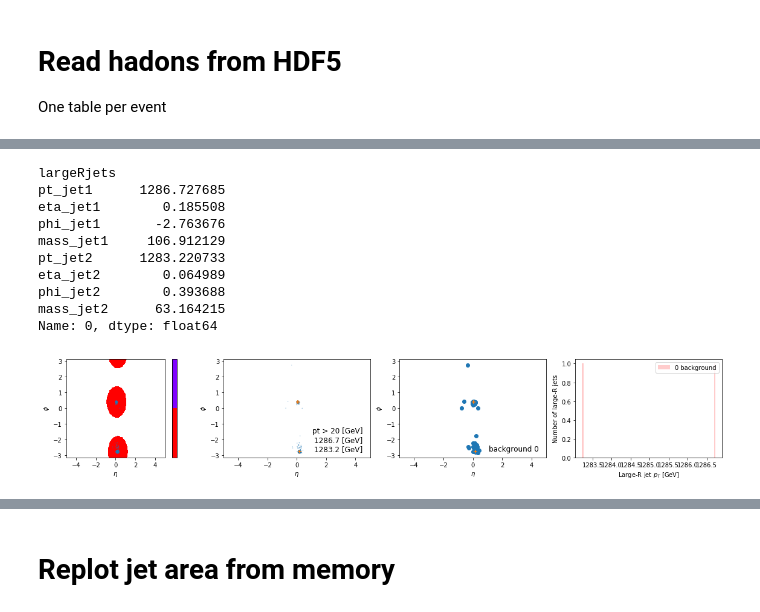
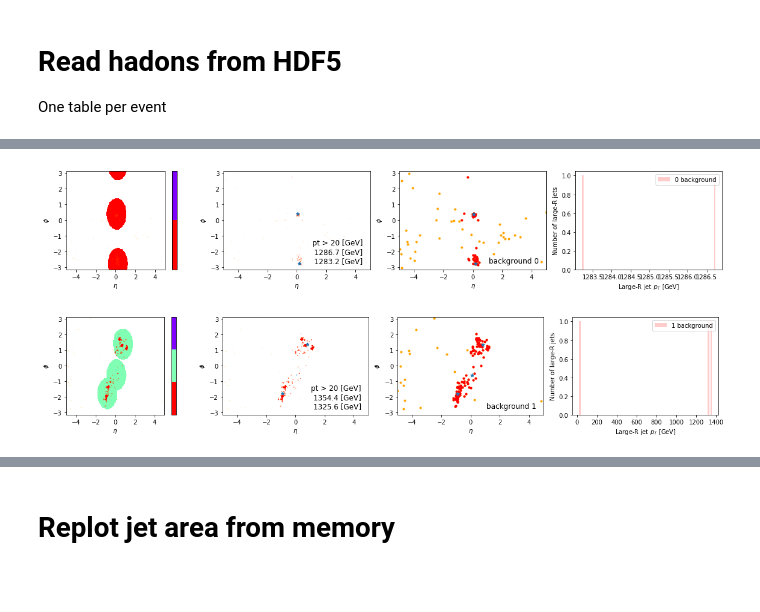
Before and after one commit to chnzhangrui/LHCOlympics2020, a Jupyter notebook: notebook/LHCOlympics2020_pyjetexample.ipynb, the cells around one changed output, grey strips where cells are left out. Cells and saved outputs as stored; diff of their text form; code cells hidden in the pictures; blank space fills up the shorter version.

Commit message:
Fix bug in format of ghost

```diff
--- a/notebook/LHCOlympics2020_pyjetexample.ipynb
+++ b/notebook/LHCOlympics2020_pyjetexample.ipynb
@@ -290,5 +288,5 @@ mass -1.000000e+00 -1.000000e+00 -1.000000e+00 -1.000000e+00 -1.000000e+00
 # %%
-def plot_jet_area(largeRjets, hadrons_ghosts):
+def plot_jet_area(largeRjets, hadrons, hadrons_ghosts):
 
     jets = largeRjets.tolist()
     fig = plt.figure(figsize=(20, 3))
@@ -317,8 +315,10 @@ def plot_jet_area(largeRjets, hadrons_ghosts):
     cbar.ax.invert_yaxis()
 
     # overlay original hadron
-    hadrons = hadron_ghost_perevent[hadron_ghost_perevent['pT'] > 0.0000001]
-    ax.scatter(hadrons['eta'], hadrons['phi'], s=30 * hadrons['pT'] / hadrons['pT'].max())
+    hadrons_injets = hadrons_ghosts[hadrons_ghosts['pT'] > 0.0000001]
+
+    plt.scatter(hadrons['eta'], hadrons['phi'], s=30 * hadrons['pT'] / hadrons['pT'].max(), c='orange', marker='.')
+    plt.scatter(hadrons_injets['eta'], hadrons_injets['phi'], s=30 * hadrons_injets['pT'] / hadrons_injets['pT'].max(), c='red', marker='.')
 
     ax.set_xlim(extent[:2])
     ax.set_ylim(extent[2:])
@@ -332,8 +332,9 @@ def plot_jet_area(largeRjets, hadrons_ghosts):
     jets_mass = largeRjets.filter(like='mass_jet', axis=0).values
 
     ax = fig.add_subplot(1, 4, 2)
-    plt.scatter(x=hadrons['eta'], y=hadrons['phi'], s=30 * hadrons['pT'] / hadrons['pT'].max())
-    plt.scatter(x=jets_eta, y=jets_phi, s=30 * jets_pt / jets_pt.max(), marker='+')
+    plt.scatter(x=hadrons['eta'], y=hadrons['phi'], s=30 * hadrons['pT'] / hadrons['pT'].max(), c='orange', marker='.')
+    plt.scatter(hadrons_injets['eta'], hadrons_injets['phi'], s=30 * hadrons_injets['pT'] / hadrons_injets['pT'].max(), c='red', marker='.')
+    plt.scatter(x=jets_eta, y=jets_phi, s=30 * jets_pt / jets_pt.max(), marker='*')
 
     ax.text(0.95, 0.05, 'pt > 20 [GeV]'+'\n{:.1f} [GeV]\n{:.1f} [GeV]'.format(jets_pt[0],jets_pt[1]),
         verticalalignment='bottom', horizontalalignment='right', transform=ax.transAxes, fontsize=12)
@@ -342,8 +343,9 @@ def plot_jet_area(largeRjets, hadrons_ghosts):
     plt.xlabel(r'$\eta$')
     plt.ylabel(r'$\phi$')
     ax = fig.add_subplot(1, 4, 3)
-    plt.scatter(x=hadrons['eta'], y=hadrons['phi'])
-    plt.scatter(x=jets_eta, y=jets_phi, marker='+')
+    plt.scatter(x=hadrons['eta'], y=hadrons['phi'], c='orange', marker='.')
+    plt.scatter(hadrons_injets['eta'], hadrons_injets['phi'], c='red', marker='.')
+    plt.scatter(x=jets_eta, y=jets_phi, marker='*')
     ax.set_xlim(extent[:2])
     ax.set_ylim(extent[2:])
     plt.xlabel(r'$\eta$')
@@ -353,45 +355,37 @@ def plot_jet_area(largeRjets, hadrons_ghosts):
 
     ax = fig.add_subplot(1, 4, 4)
     plt.hist(jets_pt, bins=100, facecolor='r', alpha=0.2, label=str(ievt)+' '+mytype)
     plt.xlabel(r'Large-R jet $p_{T}$ [GeV]')
     plt.ylabel('Number of large-R jets')
     plt.legend(loc='upper right')
 
 for mytype in ['background']:
     hadrons = readHadrons(mytype = mytype)
     hadron_ghosts = readHadrons(mytype = mytype, filename = 'hadron_ghost.h5')
     processes = readJets(mytype = mytype)
 
     try:
         jets_allevent         = next(processes)
     except StopIteration:
         continue
 
     for ievt, jets_perevent in jets_allevent.head(n=2).iterrows():
         try:
             hadron_perevent       = next(hadrons)
             hadron_ghost_perevent = next(hadron_ghosts)
         except StopIteration:
             continue
 
+        hadron_perevent = hadron_perevent.T
         hadron_ghost_perevent = hadron_ghost_perevent.T
         jets_perevent = jets_perevent.iloc[jets_perevent.nonzero()[0]]
-        plot_jet_area(jets_perevent, hadron_ghost_perevent)
+        plot_jet_area(jets_perevent, hadron_perevent, hadron_ghost_perevent)
 
 # for ievt in range(len(all_largeRjets_ghost[mytype])):
 #     plot_jet_area(all_hadrons_ghost = all_hadrons_ghost, all_largeRjets_ghost = all_largeRjets_ghost, mytype = mytype, ievt = ievt)
 # %% [output]
-largeRjets
-pt_jet1      1286.727685
-eta_jet1        0.185508
-phi_jet1       -2.763676
-mass_jet1     106.912129
-pt_jet2      1283.220733
-eta_jet2        0.064989
-phi_jet2        0.393688
-mass_jet2      63.164215
-Name: 0, dtype: float64
-[figure, old version]
+[figure, new version]
+[figure, added]
 # %%
 # test
 for event in readHadrons('background'):
```
Also changed, not shown: parts of 10 cells of this notebook.
